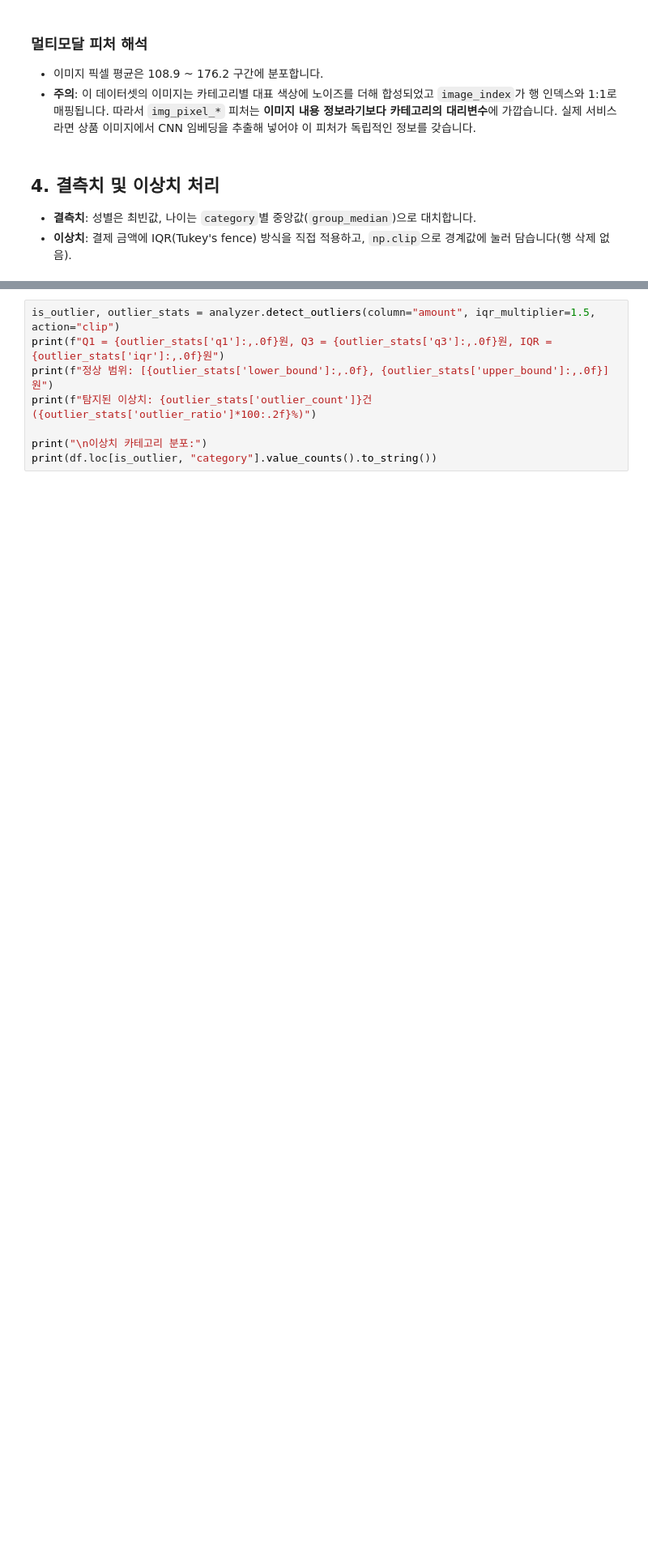
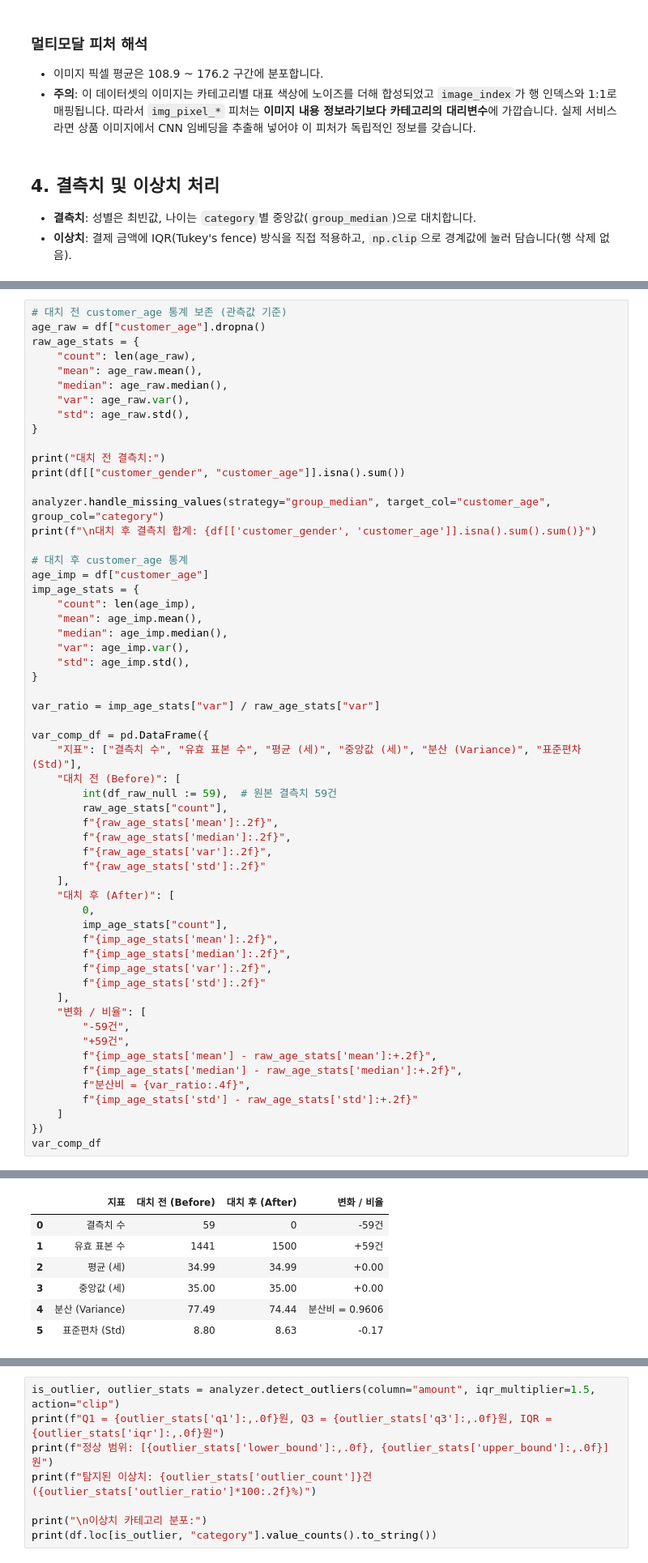
Before and after one commit to sonjehyun123-maker/Codyssey_AI-SW_advanced, a Jupyter notebook: Data_Analysis/A1-1/notebooks/analysis_report.ipynb, the cells around one changed output, grey strips where cells are left out. Shown at 81% size. Saved outputs shown, nothing was run; the diff lists cells and outputs as text; blank space fills up the shorter version.

```diff
--- a/Data_Analysis/A1-1/notebooks/analysis_report.ipynb
+++ b/Data_Analysis/A1-1/notebooks/analysis_report.ipynb
@@ -154,0 +182,58 @@ dtype: int64
+# %%
+# 대치 전 customer_age 통계 보존 (관측값 기준)
+age_raw = df["customer_age"].dropna()
+raw_age_stats = {
+    "count": len(age_raw),
+    "mean": age_raw.mean(),
+    "median": age_raw.median(),
+    "var": age_raw.var(),
+    "std": age_raw.std(),
+}
+
+print("대치 전 결측치:")
+print(df[["customer_gender", "customer_age"]].isna().sum())
+
+analyzer.handle_missing_values(strategy="group_median", target_col="customer_age", group_col="category")
+print(f"\n대치 후 결측치 합계: {df[['customer_gender', 'customer_age']].isna().sum().sum()}")
+
+# 대치 후 customer_age 통계
+age_imp = df["customer_age"]
+imp_age_stats = {
+    "count": len(age_imp),
+    "mean": age_imp.mean(),
+    "median": age_imp.median(),
+    "var": age_imp.var(),
+    "std": age_imp.std(),
+}
+
+var_ratio = imp_age_stats["var"] / raw_age_stats["var"]
+
+var_comp_df = pd.DataFrame({
+    "지표": ["결측치 수", "유효 표본 수", "평균 (세)", "중앙값 (세)", "분산 (Variance)", "표준편차 (Std)"],
+    "대치 전 (Before)": [
+        int(df_raw_null := 59),  # 원본 결측치 59건
+        raw_age_stats["count"],
+        f"{raw_age_stats['mean']:.2f}",
+        f"{raw_age_stats['median']:.2f}",
+        f"{raw_age_stats['var']:.2f}",
+        f"{raw_age_stats['std']:.2f}"
+    ],
+    "대치 후 (After)": [
+        0,
+        imp_age_stats["count"],
+        f"{imp_age_stats['mean']:.2f}",
+        f"{imp_age_stats['median']:.2f}",
+        f"{imp_age_stats['var']:.2f}",
+        f"{imp_age_stats['std']:.2f}"
+    ],
+    "변화 / 비율": [
+        "-59건",
+        "+59건",
+        f"{imp_age_stats['mean'] - raw_age_stats['mean']:+.2f}",
+        f"{imp_age_stats['median'] - raw_age_stats['median']:+.2f}",
+        f"분산비 = {var_ratio:.4f}",
+        f"{imp_age_stats['std'] - raw_age_stats['std']:+.2f}"
+    ]
+})
+var_comp_df
+# %% [output]
@@ -154,0 +246,7 @@ dtype: int64
+|  | 지표 | 대치 전 (Before) | 대치 후 (After) | 변화 / 비율 |
+| 0 | 결측치 수 | 59 | 0 | -59건 |
+| 1 | 유효 표본 수 | 1441 | 1500 | +59건 |
+| 2 | 평균 (세) | 34.99 | 34.99 | +0.00 |
+| 3 | 중앙값 (세) | 35.00 | 35.00 | +0.00 |
+| 4 | 분산 (Variance) | 77.49 | 74.44 | 분산비 = 0.9606 |
+| 5 | 표준편차 (Std) | 8.80 | 8.63 | -0.17 |
```
Also changed, not shown: parts of 11 cells of this notebook, 4 other files.
